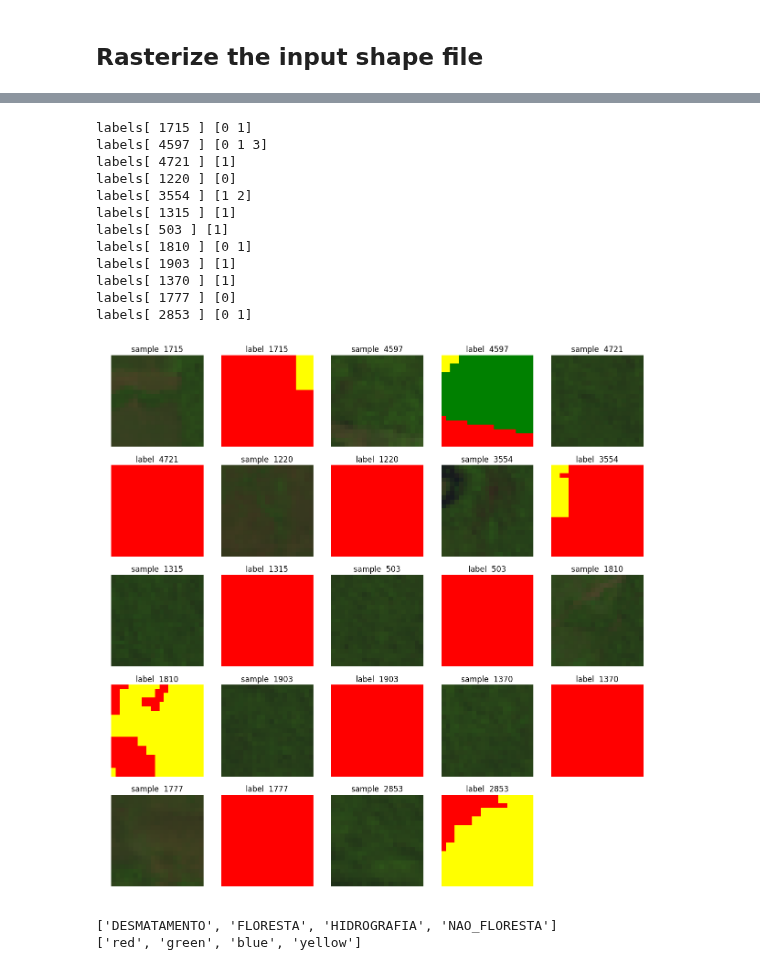
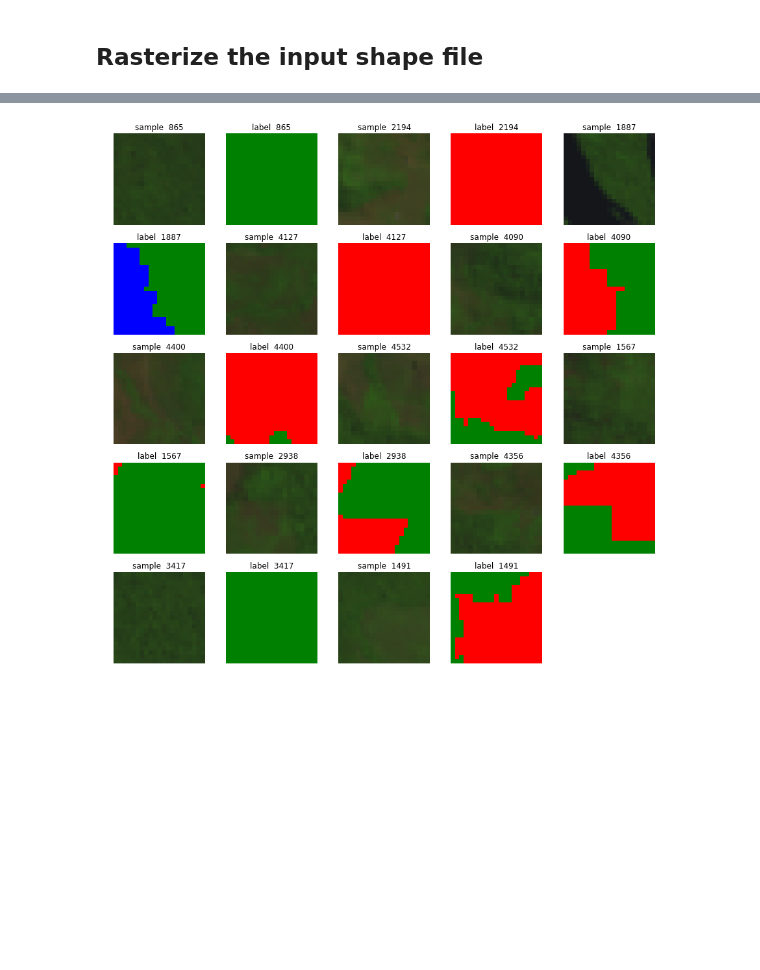
Before and after one commit to rvmaretto/deepgeo, a Jupyter notebook: notebooks/generate_samples_one_scene.ipynb, the cells around one changed output, grey strips where cells are left out. Saved outputs shown, nothing was run; the diff lists cells and outputs as text; code cells hidden in the pictures; blank space fills up the shorter version.

```diff
--- a/notebooks/generate_samples_one_scene.ipynb
+++ b/notebooks/generate_samples_one_scene.ipynb
@@ -98,56 +100,32 @@ out_ds.Destroy()
 # %%
 samples = smpGen.getSamples()
 plt.figure(figsize=(15,15))
 
 #TODO: Some samples has no data value only in labels. Is it necessary to remove no data or clip the base raster?
 # Why is the forest being printed in yellow?? Search for how to set colors by values. It seems to be by range
+colorList = ["red", "green", "blue", "yellow"]
 count = 1
 for x in range(1, 13):
     pos = np.random.randint(len(samples["img_samples"]))
     smpImg = samples["img_samples"][pos]
     smpImg = skimage.img_as_float(smpImg).astype(np.float32)
     plt.subplot(5, 5, count)
     plt.title("%s %d" % ("sample ", pos))
     plt.axis('off')
     plt.imshow(smpImg[:,:,[5,4,3]], interpolation='nearest')
     count=count+1
 
     lblImg = samples["labels"][pos]
-    colorMap = ListedColormap(["red", "green", "blue", "yellow"])
     plt.subplot(5, 5, count)
     plt.title("%s %d" % ("label ", pos))
     plt.axis('off')
-    plt.imshow(lblImg, interpolation='nearest', cmap=colorMap)
+    # Mounting the color map for this sample
+    palette = []
+    for val in np.unique(lblImg):
+        if not val == 255:
+            palette.append(colorList[val])
+    colorMap = ListedColormap(palette)
+    plt.imshow(lblImg[:,:,0], interpolation='nearest', cmap=colorMap)
     count=count+1
-    print("labels[", pos, "]:", np.unique(lblImg))
 # %% [output]
-labels[ 1715 ] [0 1]
-labels[ 4597 ] [0 1 3]
-labels[ 4721 ] [1]
-labels[ 1220 ] [0]
-labels[ 3554 ] [1 2]
-labels[ 1315 ] [1]
-labels[ 503 ] [1]
-labels[ 1810 ] [0 1]
-labels[ 1903 ] [1]
-labels[ 1370 ] [1]
-labels[ 1777 ] [0]
-labels[ 2853 ] [0 1]
-[figure, old version]
+[figure, new version]
-# %%
-print(class_names)
-colors = []
-for cl in class_names:
-    if cl == "DESMATAMENTO":
-        colors.append("red")
-    elif cl == "FLORESTA":
-        colors.append("green")
-    elif cl == "HIDROGRAFIA":
-        colors.append("blue")
-    elif cl == "NAO_FLORESTA":
-        colors.append("yellow")
-
-print(colors)
-# %% [output]
-['DESMATAMENTO', 'FLORESTA', 'HIDROGRAFIA', 'NAO_FLORESTA']
-['red', 'green', 'blue', 'yellow']
```
Also changed, not shown: parts of 6 cells of this notebook, 4 other files.
